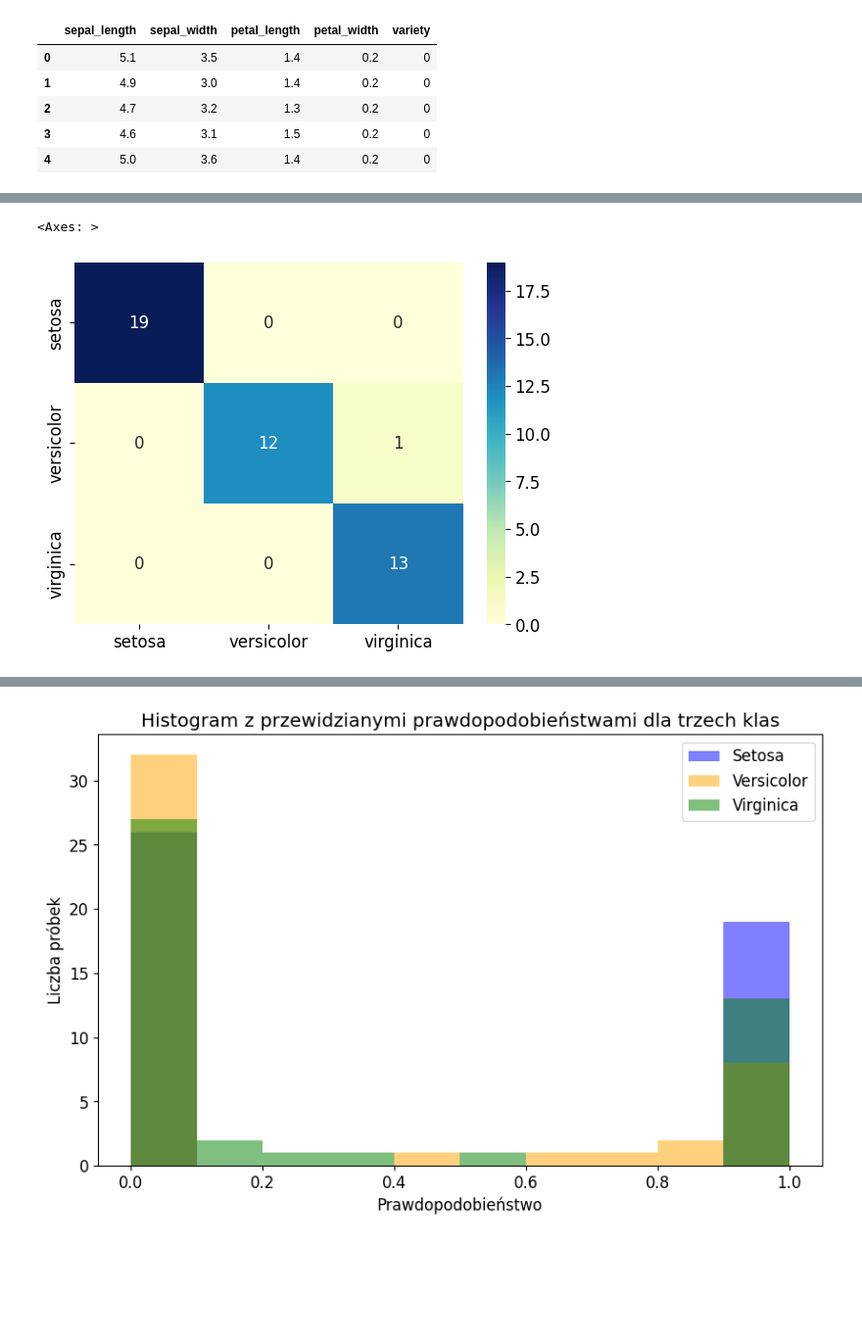
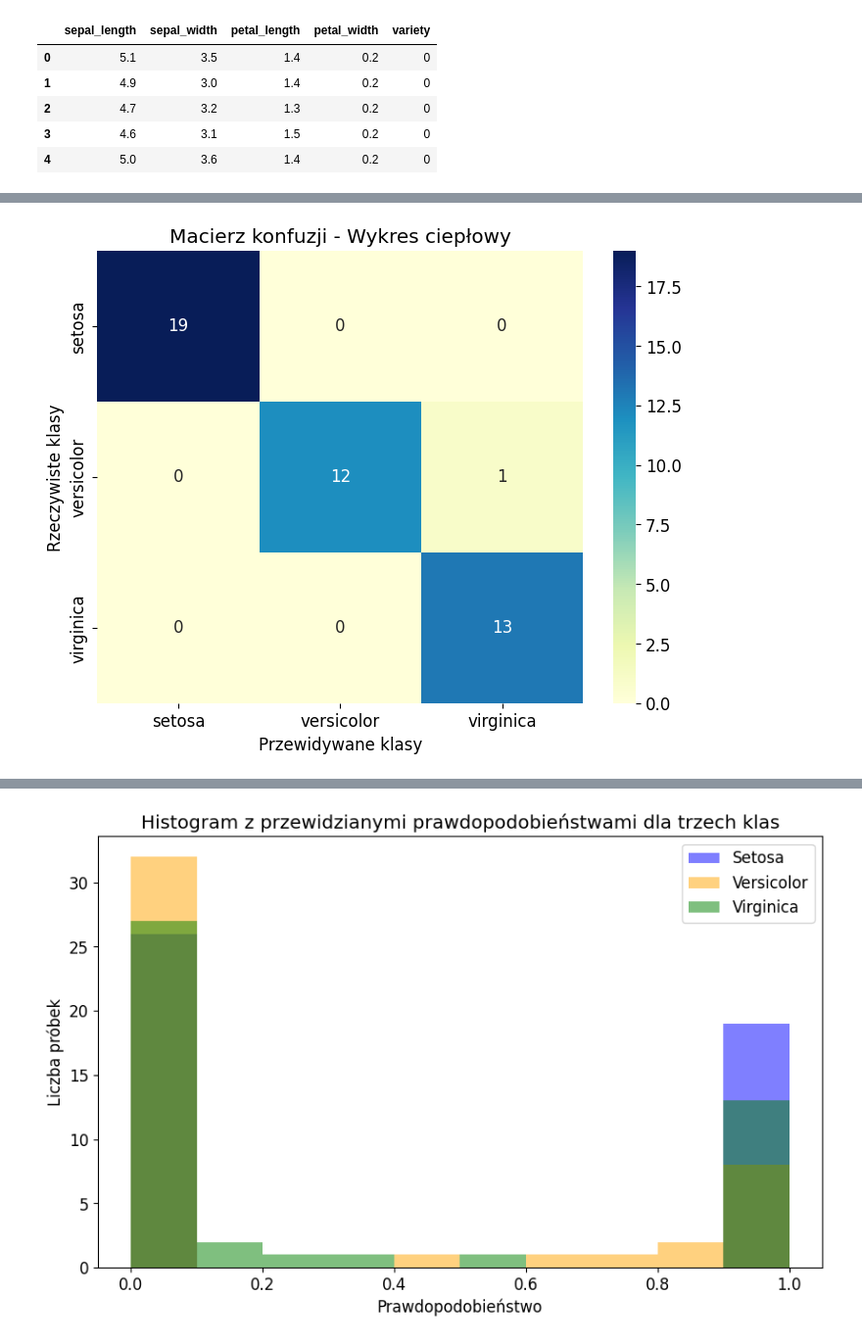
Before and after one commit to igorpie1705/NKB, a Jupyter notebook: evaluation_iris.ipynb, the cells around one changed output, grey strips where cells are left out. Shown at 98% size. Cells and saved outputs as stored; diff of their text form; code cells hidden in the pictures; blank space fills up the shorter version.

```diff
--- a/evaluation_iris.ipynb
+++ b/evaluation_iris.ipynb
@@ -29,7 +52,11 @@ Następnie tworzymy swoje własne nazwy kolumn, aby dało się do nich odwoływa
 # %%
-df['target'] = iris.target
+# Dodanie kolumny z gatunkiem kwiatu
+df['variety'] = iris.target
 
+# Aktualizacja nazw kolumn na bardziej czytelne
 df.columns = ['sepal_length', 'sepal_width', 'petal_length', 'petal_width', 'variety']
+
+# Wyświetlenie pierwszych 5 wierszy zaktualizowanego DataFrame
 df.head()
 # %% [output]
 |  | sepal_length | sepal_width | petal_length | petal_width | variety |
@@ -45,3 +77,7 @@ Kolejnym krokiem jest rozdzielenie danych na argumenty, oraz wartości. X to jes
 # %%
-X = df.drop(['variety'], axis=1)
-y = df['variety']
+# Podzielenie danych na cechy (X) i etykiety (y)
+X = df.drop(columns=['variety'])  # Usunięcie kolumny 'variety' i przypisanie do X
+y = df['variety']  # Przypisanie kolumny 'variety' do y
+
+# Sprawdzenie kształtu zbiorów, aby upewnić się, że dane są podzielone poprawnie
+X.shape, y.shape
@@ -121,14 +307,23 @@ Innym sposobem do lepszej wizualizacji poprawności modelu jest wykorzystanie ma
 # %%
+# Importujemy metodę confusion_matrix
 from sklearn.metrics import confusion_matrix
 
+# Nazwy klas (typy kwiatów w zbiorze Iris)
 class_names = iris.target_names
 
+# Tworzymy macierz konfuzji
 cm = confusion_matrix(y_test, y_pred)
 
+# Tworzymy DataFrame dla lepszej czytelności
 cm_matrix = pd.DataFrame(data=cm, columns=class_names, index=class_names)
 
-sns.heatmap(cm_matrix, annot=True, fmt='d', cmap='YlGnBu')
+# Rysujemy wykres ciepłowy (heatmap)
+plt.figure(figsize=(8, 6))
+sns.heatmap(cm_matrix, annot=True, fmt='d', cmap='YlGnBu', cbar=True)
+plt.title("Macierz konfuzji - Wykres ciepłowy")
+plt.xlabel("Przewidywane klasy")
+plt.ylabel("Rzeczywiste klasy")
+plt.show()
 # %% [output]
-<Axes: >
-[figure, old version]
+[figure, new version]
 # %% [markdown]
```
Also changed, not shown: parts of 23 cells of this notebook.
